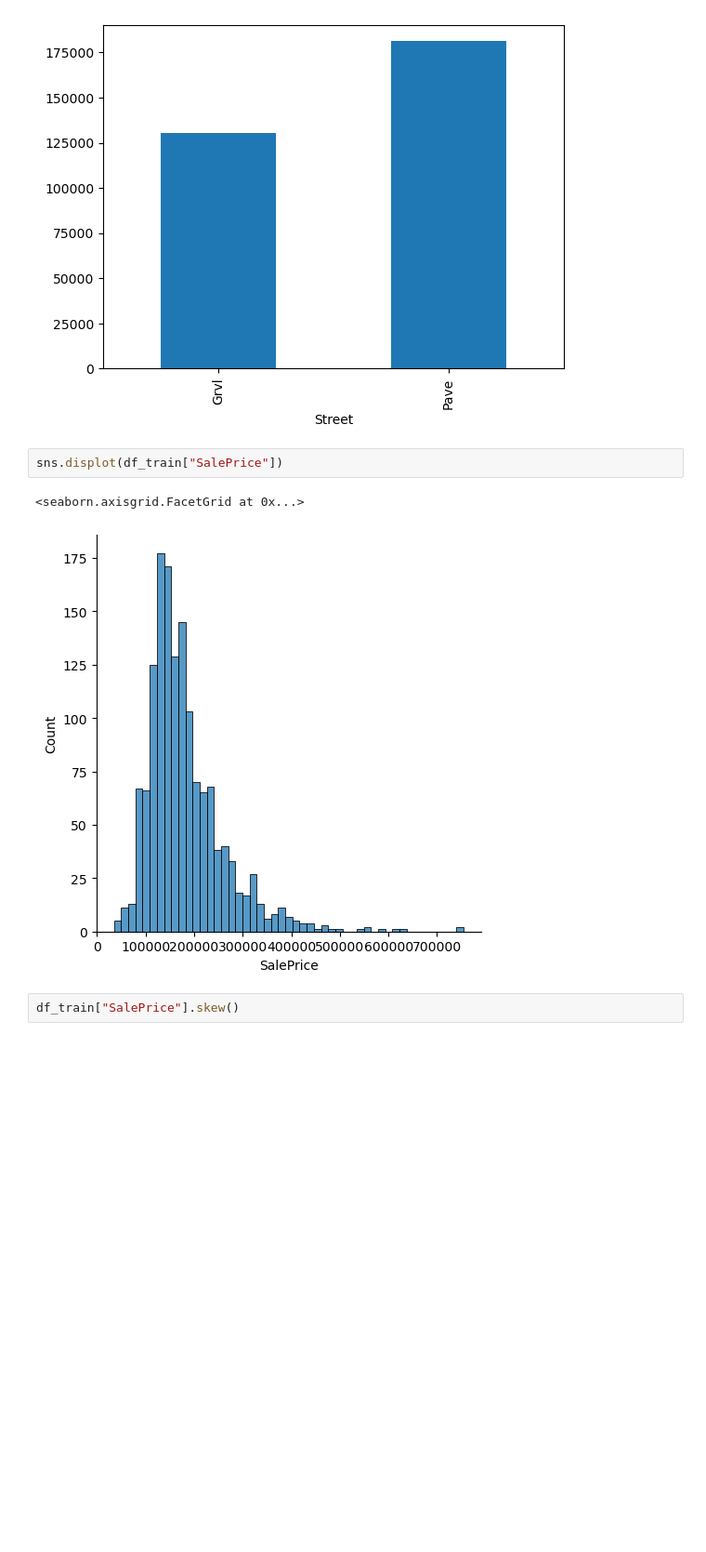
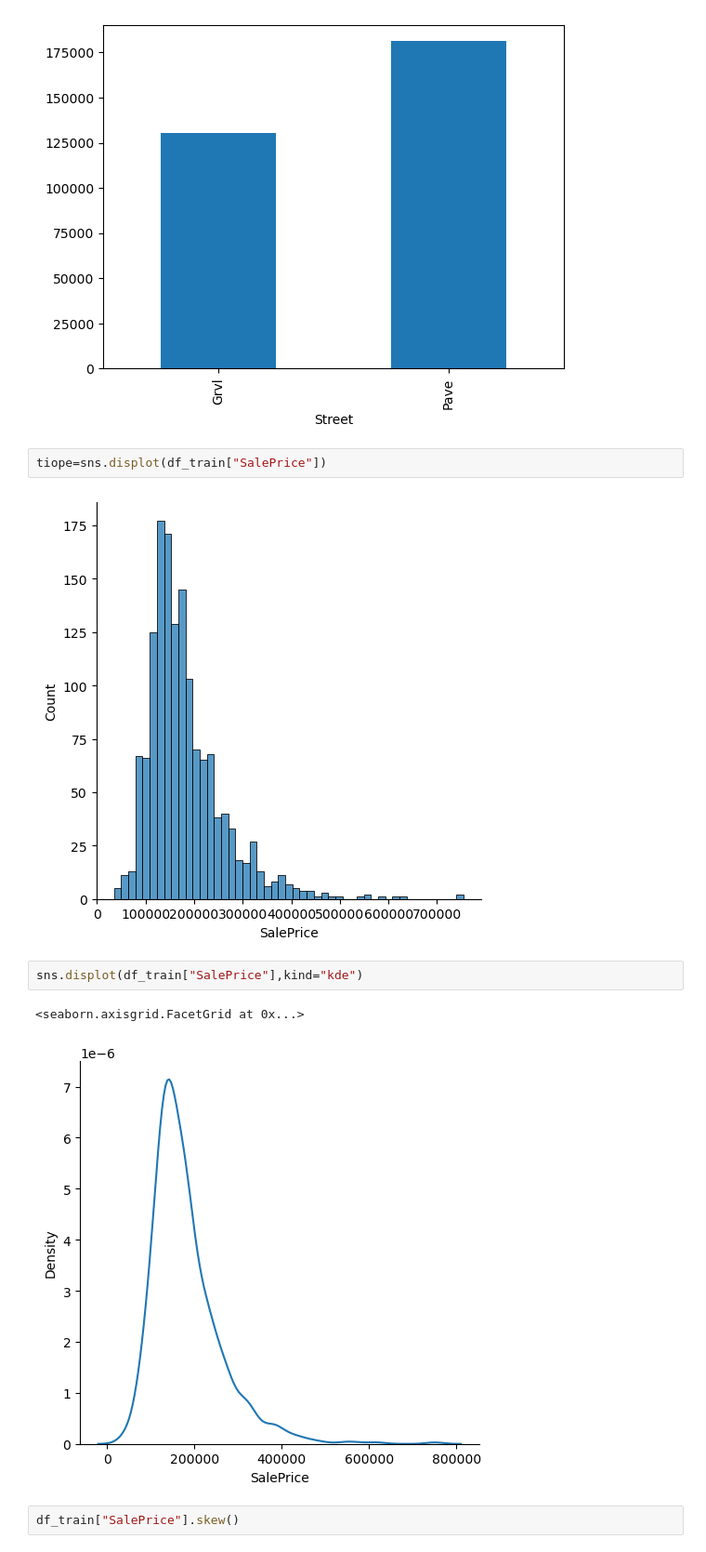
Before and after one commit to Crisber22/Py_Prueba_House_California, a Jupyter notebook: ejeHouCalifornia.ipynb, the cells around one changed output. Shown at 93% size. Drawn from its saved outputs; the diff is of its cells as text; blank space fills up the shorter version.

```diff
--- a/ejeHouCalifornia.ipynb
+++ b/ejeHouCalifornia.ipynb
@@ -180,10 +180,14 @@ Pave    181130.538514
 Name: SalePrice, dtype: float64
 [figure]
 # %%
-sns.displot(df_train["SalePrice"])
+tiope=sns.displot(df_train["SalePrice"])
 # %% [output]
-<seaborn.axisgrid.FacetGrid at 0x...>
 [figure]
+# %%
+sns.displot(df_train["SalePrice"],kind="kde")
+# %% [output]
+<seaborn.axisgrid.FacetGrid at 0x...>
+[figure, added]
 # %%
 df_train["SalePrice"].skew()
 # %% [output]
```
Also changed, not shown: parts of 2 cells of this notebook.
